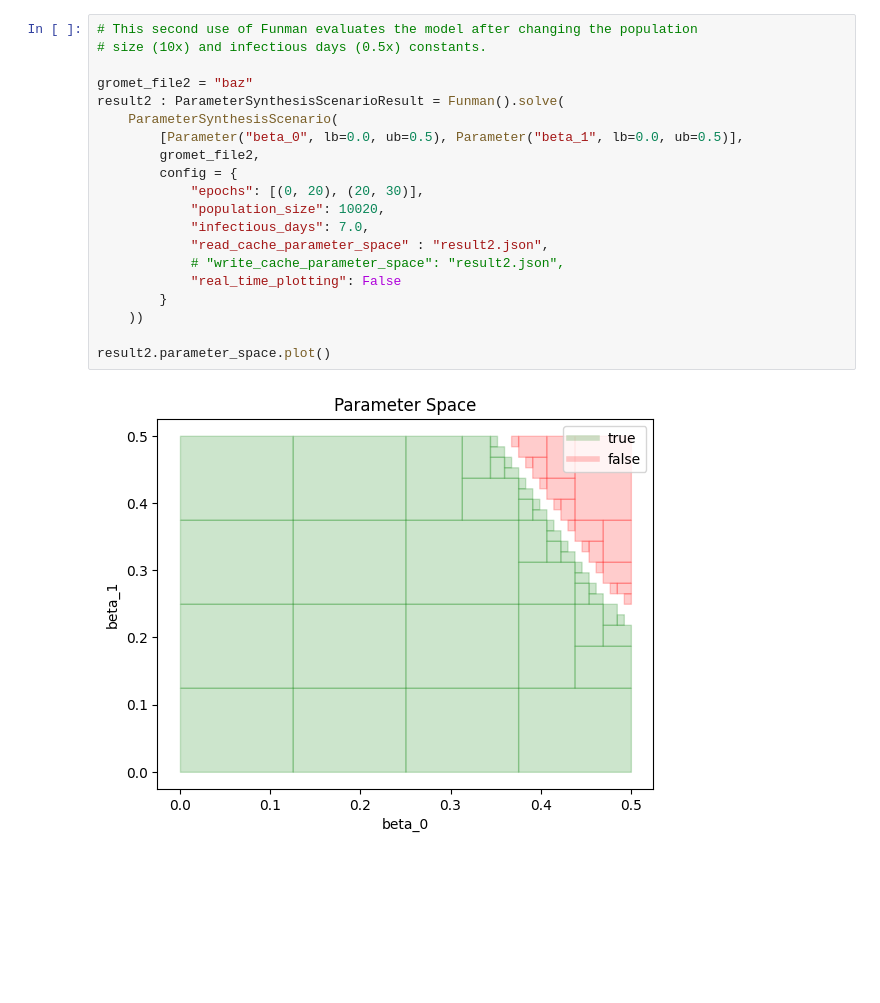
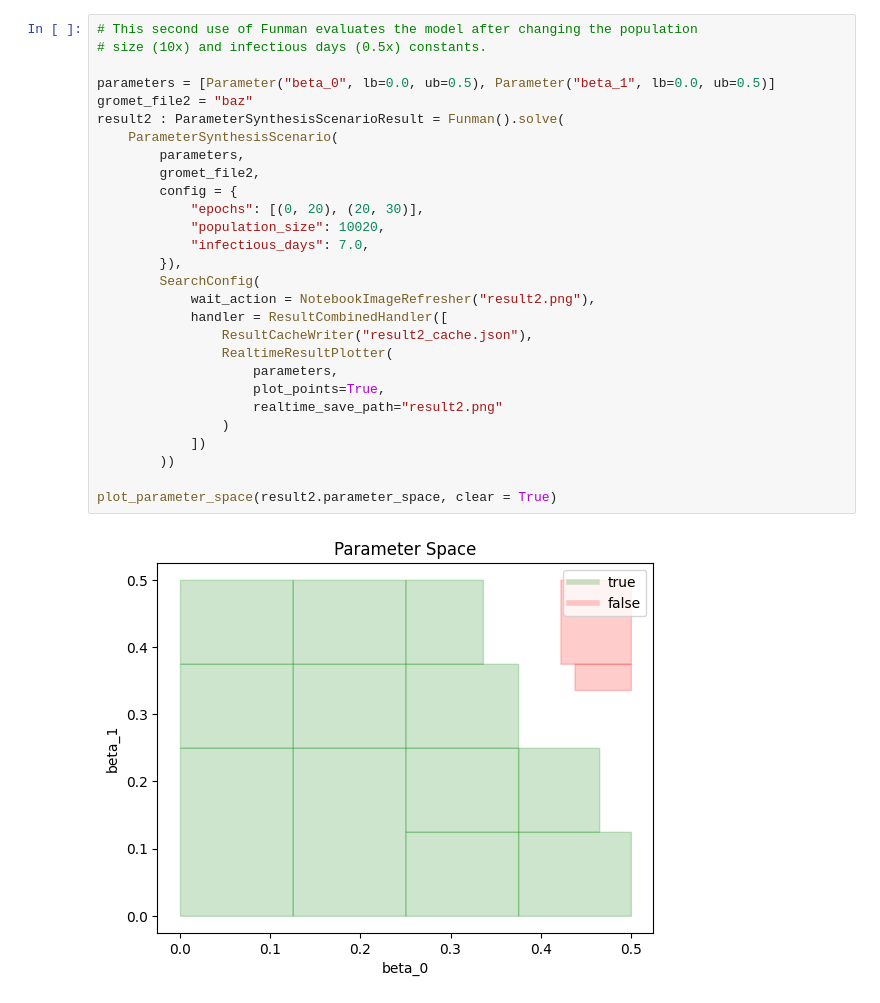
Before and after one commit to ml4ai/funman, a Jupyter notebook: notebooks/chime_param_synth_demo.ipynb, the cells around one changed output. Drawn from its saved outputs; the diff is of its cells as text; blank space fills up the shorter version.

```diff
--- a/notebooks/chime_param_synth_demo.ipynb
+++ b/notebooks/chime_param_synth_demo.ipynb
@@ -64,22 +79,30 @@ result1.parameter_space.plot()
 # %%
 # This second use of Funman evaluates the model after changing the population
 # size (10x) and infectious days (0.5x) constants.
 
+parameters = [Parameter("beta_0", lb=0.0, ub=0.5), Parameter("beta_1", lb=0.0, ub=0.5)]
 gromet_file2 = "baz"
 result2 : ParameterSynthesisScenarioResult = Funman().solve(
     ParameterSynthesisScenario(
-        [Parameter("beta_0", lb=0.0, ub=0.5), Parameter("beta_1", lb=0.0, ub=0.5)],
+        parameters,
         gromet_file2,
         config = {
             "epochs": [(0, 20), (20, 30)],
             "population_size": 10020,
             "infectious_days": 7.0,
-            "read_cache_parameter_space" : "result2.json",
-            # "write_cache_parameter_space": "result2.json",
-            "real_time_plotting": False
-        }
-    ))
+        }),
+        SearchConfig(
+            wait_action = NotebookImageRefresher("result2.png"),
+            handler = ResultCombinedHandler([
+                ResultCacheWriter("result2_cache.json"),
+                RealtimeResultPlotter(
+                    parameters,
+                    plot_points=True,
+                    realtime_save_path="result2.png"
+                )
+            ])
+        ))
 
-result2.parameter_space.plot()
+plot_parameter_space(result2.parameter_space, clear = True)
 # %% [output]
-[figure, old version]
+[figure, new version]
```
Also changed, not shown: parts of 5 cells of this notebook, 15 other files.
